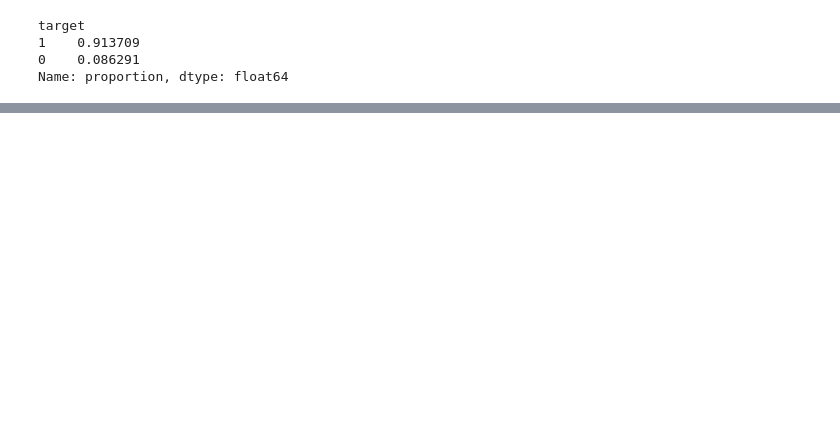
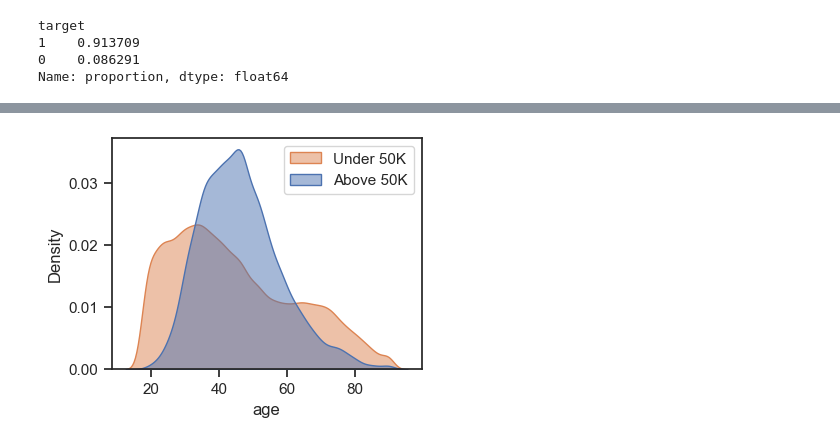
Before and after one commit to Asgharzade/dku_practice, a Jupyter notebook: Explore-Graph.ipynb, the cells around one changed output, grey strips where cells are left out. Cells and saved outputs as stored; diff of their text form; code cells hidden in the pictures; blank space fills up the shorter version.

```diff
--- a/Explore-Graph.ipynb
+++ b/Explore-Graph.ipynb
@@ -202,0 +120,4 @@ plt.legend(labels=['Under 50K', 'Above 50K'])
+# %%
+plot_kde_distribution(df , x = 'age')
+# %% [output]
+[figure, added]
```
Also changed, not shown: parts of 37 cells of this notebook, 39 other files.
